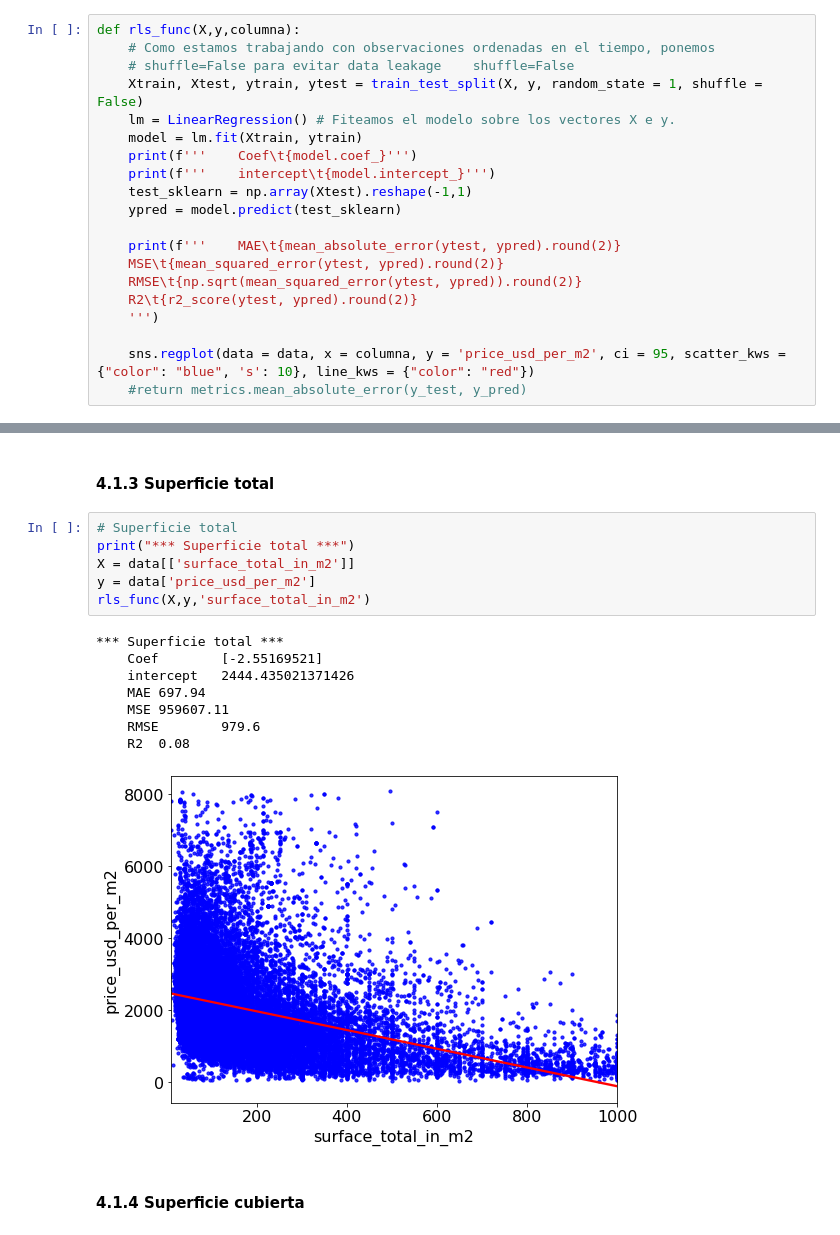
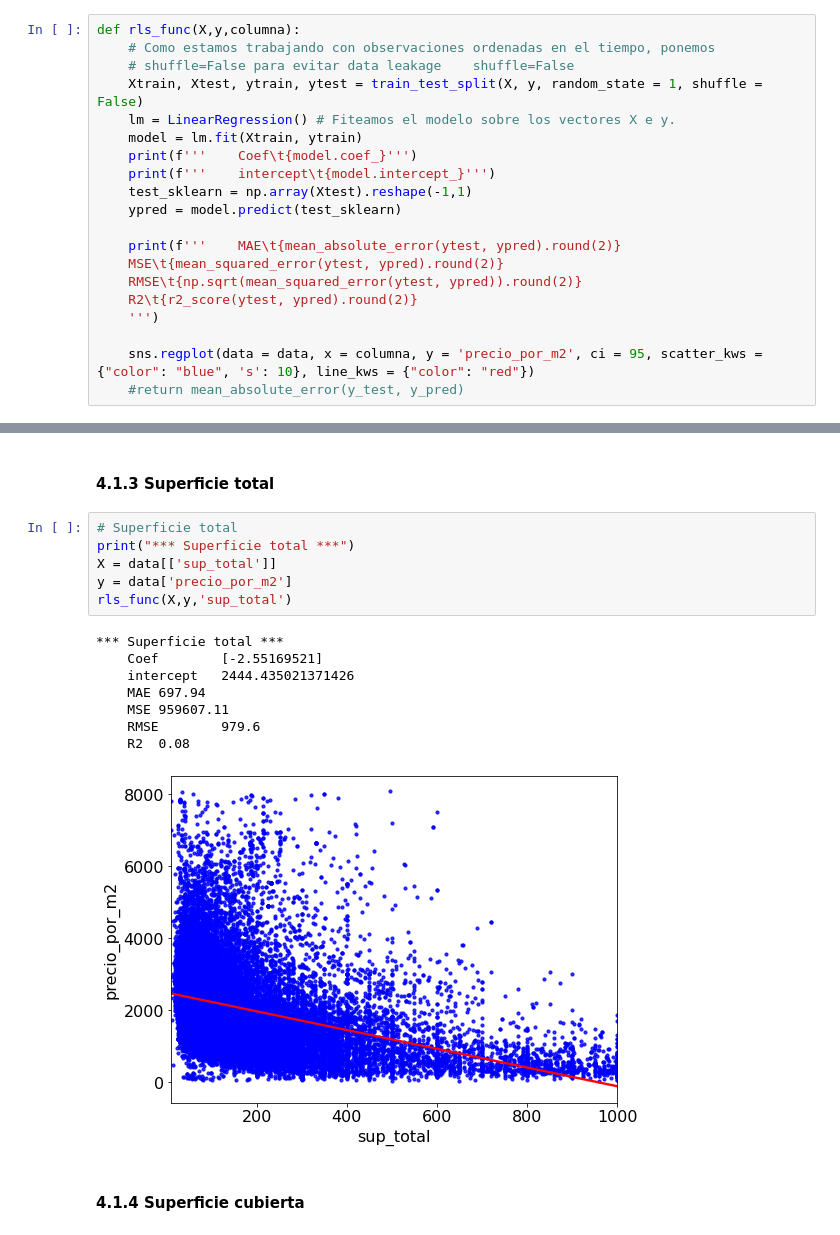
Before and after one commit to szl30n/ProyectosDHDS, a Jupyter notebook: TP2/Enzo.ipynb, the cells around one changed output, grey strips where cells are left out. Cells and saved outputs as stored; diff of their text form.

```diff
--- a/TP2/Enzo.ipynb
+++ b/TP2/Enzo.ipynb
@@ -92,8 +100,8 @@ def rls_func(X,y,columna):
     R2\t{r2_score(ytest, ypred).round(2)}
     ''')
 
-    sns.regplot(data = data, x = columna, y = 'price_usd_per_m2', ci = 95, scatter_kws = {"color": "blue", 's': 10}, line_kws = {"color": "red"})
-    #return metrics.mean_absolute_error(y_test, y_pred)
+    sns.regplot(data = data, x = columna, y = 'precio_por_m2', ci = 95, scatter_kws = {"color": "blue", 's': 10}, line_kws = {"color": "red"})
+    #return mean_absolute_error(y_test, y_pred)
 # %% [markdown]
 ### Regresión lineal simple (RLS) de a una feature a la vez **sin normalización**
 # %% [markdown]
@@ -117,18 +125,18 @@ Text(0, 0.5, 'PUPM ')
 # %%
 # Superficie total
 print("*** Superficie total ***")
-X = data[['surface_total_in_m2']]
-y = data['price_usd_per_m2']
-rls_func(X,y,'surface_total_in_m2')
+X = data[['sup_total']]
+y = data['precio_por_m2']
+rls_func(X,y,'sup_total')
 # %% [output]
 *** Superficie total ***
     Coef        [-2.55169521]
     intercept   2444.435021371426
     MAE 697.94
     MSE 959607.11
     RMSE        979.6
     R2  0.08
-[figure, old version]
+[figure, new version]
 # %% [markdown]
 #### 4.1.4 Superficie cubierta
 # %%
```
Also changed, not shown: parts of 37 cells of this notebook, 1 other file.
